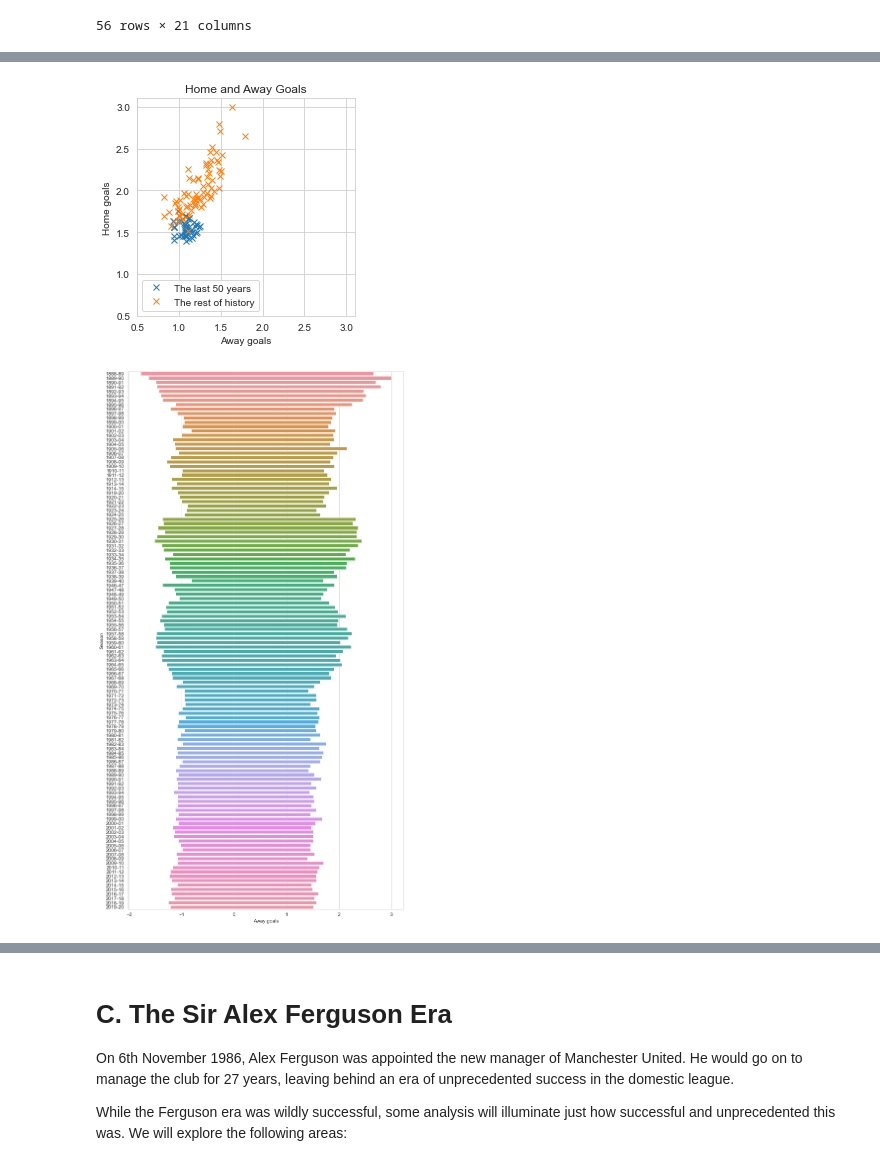
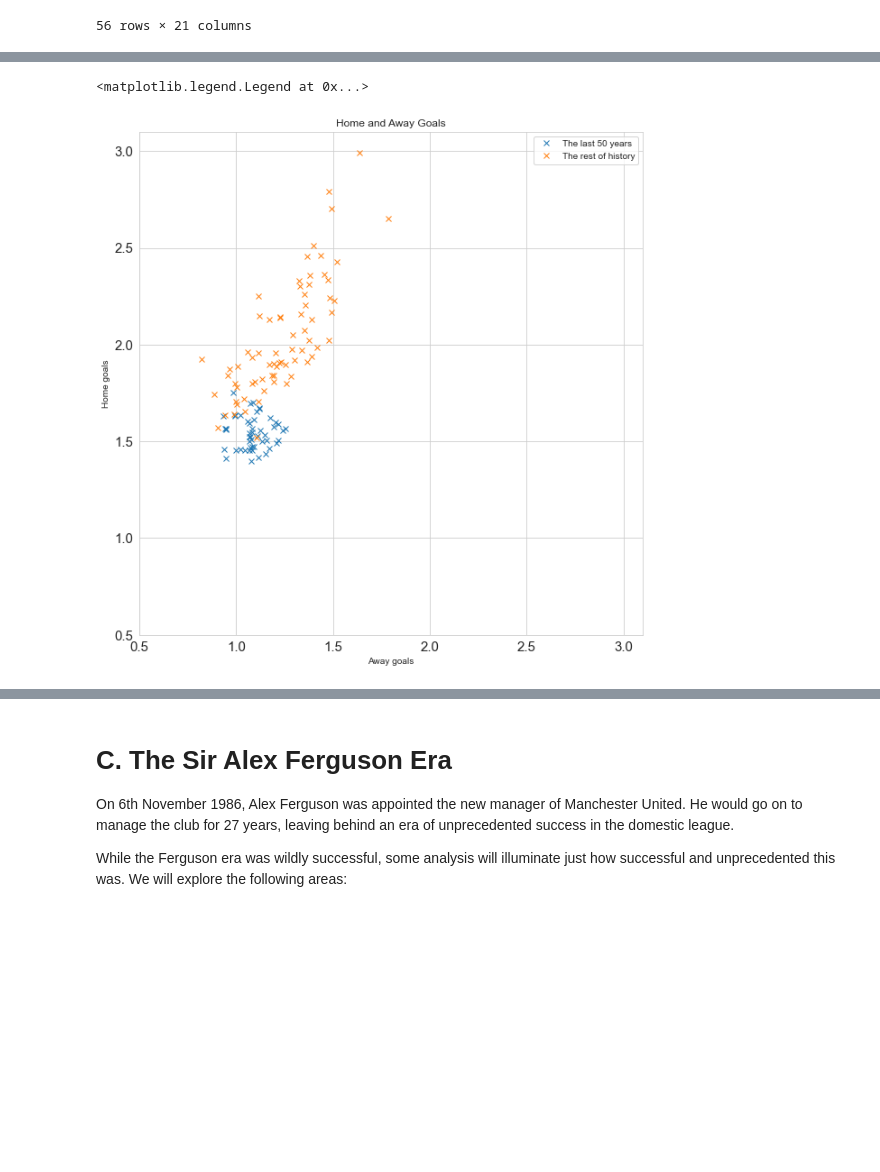
Before and after one commit to bw20/Data_insights, a Jupyter notebook: Football_analysis.ipynb, the cells around one changed output, grey strips where cells are left out. Saved outputs shown, nothing was run; the diff lists cells and outputs as text; code cells hidden in the pictures; blank space fills up the shorter version.

```diff
--- a/Football_analysis.ipynb
+++ b/Football_analysis.ipynb
@@ -351,8 +366,8 @@ class FootballData(object):
         self.teams = teams
         df_list = []
         if teams[0] == 'all':
-        #Removes the (1) part from the Team 1 column, then lists each unique team in the dataset - I found that I also needed to strip the strings of any trailing spaces as it created duplicates to inconsistency with the data formatting in the cSV.
-            all_teams = self.df['Team 1'].str.replace(re.compile('\d[()]|[()]\d|(?<!:)[()]'),'').str.strip().unique()
+        #Removes the (1) part from the Team 1 column, then lists each unique team in the dataset. It will also remove anything in between () brackets as some old results with now-defunct clubs are marked with the years in which they were active (e.g., Accrington FC (1878-1896)). I found that I also needed to strip the strings of any trailing spaces as it created duplicates due to inconsistency with the data formatting in the CSV.
+            all_teams = self.df['Team 1'].str.replace(re.compile('\d[()]|[()]\d|(?<!:)[()]|(\d)|(-)'),'').str.strip().unique()
             for team in all_teams:
                 df = self.df.loc[(self.df['Team 1'].str.contains(team, re.compile('(\d)|(\d\d)')) == True) | (self.df['Team 2'].str.contains(team, re.compile('(\d)|(\d\d)')) == True)].copy()
                 #This line is needed for when multiple teams are selected - e.g., if I wanted Manchester United and Everton fixtures, then the result for games where Manchester United and Everton played each other will be 'duplicated' but the team-specific stats will be different. The first row generated will show the team stats from one team, and the 'duplicated' rows will show the team stats from the other team. This will create a column which will tell us from which perspective the team stats are being reported. This will be important later if we want to analyses comparing the two teams using these team stats.
@@ -479,30 +491,20 @@ Let's represent this stability of goals scored over time in another way:
 # %%
 #Make a df starting from the inaugural season of the English Premier League
 rest_of_history = FootballData('1888-89', '1969-70').create_df()
 rest_of_history = rest_of_history.groupby(['Season'], as_index = False).agg({'Away goals': 'mean', 'Home goals': 'mean'})
 
 l50y = FootballData('1970-71', '2019-20').create_df()
-;5-y = l50y.groupby(['Season'], as_index = False).agg({'Away goals': 'mean', 'Home goals': 'mean'})
+l50y = l50y.groupby(['Season'], as_index = False).agg({'Away goals': 'mean', 'Home goals': 'mean'})
 
-plt.figure().add_subplot().set_aspect('equal', adjustable = 'box')
-plt.plot('Away goals', 'Home goals', data = EPL, linestyle = 'none', marker = 'x', label = "The last 50 years")
+plt.figure(figsize=(10,20)).add_subplot().set_aspect('equal', adjustable = 'box')
+plt.plot('Away goals', 'Home goals', data = l50y, linestyle = 'none', marker = 'x', label = "The last 50 years")
 plt.plot('Away goals', 'Home goals', data = rest_of_history, linestyle = 'none', marker = 'x', label = "The rest of history")
 plt.title('Home and Away Goals')
 plt.xlim(0.5,3.1)
 plt.ylim(0.5,3.1)
 plt.xlabel('Away goals')
 plt.ylabel('Home goals')
 plt.legend()
-plt.show()
 # %% [output]
+<matplotlib.legend.Legend at 0x...>
-[figure, old version]
+[figure, new version]
-# %%
-df = FootballData('1888-89', '2019-20').create_df()
-df = df.groupby(['Season'], as_index=False).agg({'Home goals': 'mean', 'Away goals': 'mean'})
-away_goals = -df['Away goals']
-
-plt.figure(figsize=(10,20))
-bar = sns.barplot(x='Home goals', y='Season', data=df)
-bar = sns.barplot(x='Away goals', y=df['Season'], data=-df.select_dtypes(include=[np.number]))
-# %% [output]
-[figure, removed]
```
Also changed, not shown: parts of 41 cells of this notebook.
